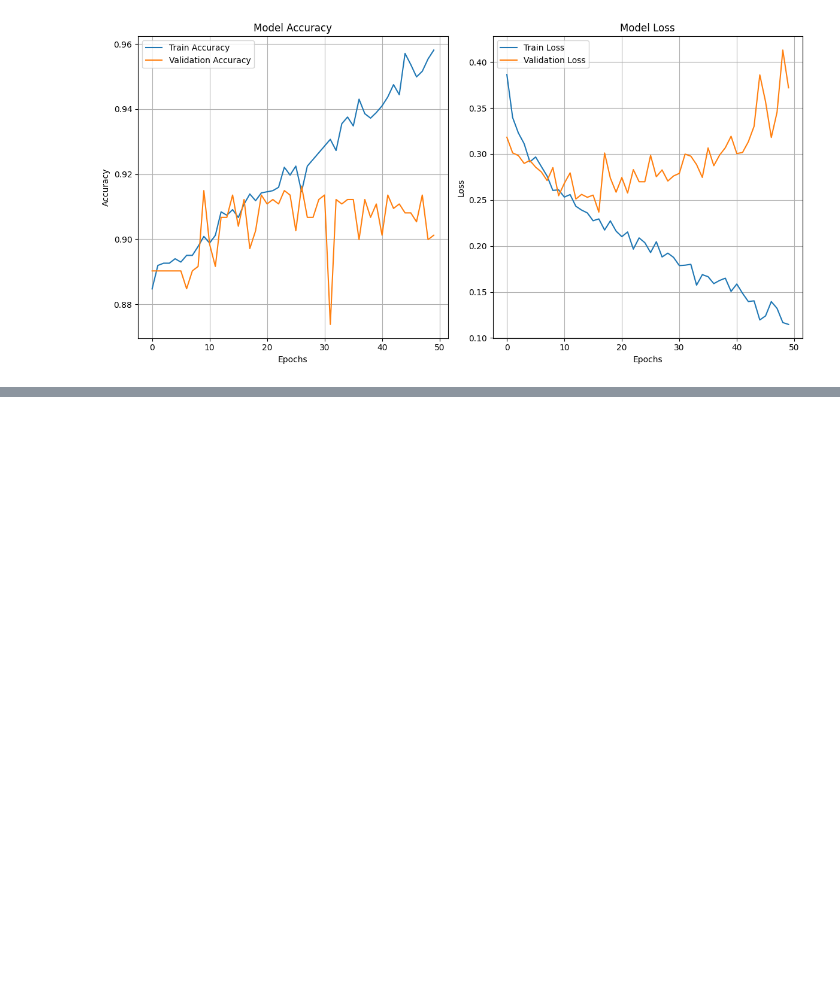
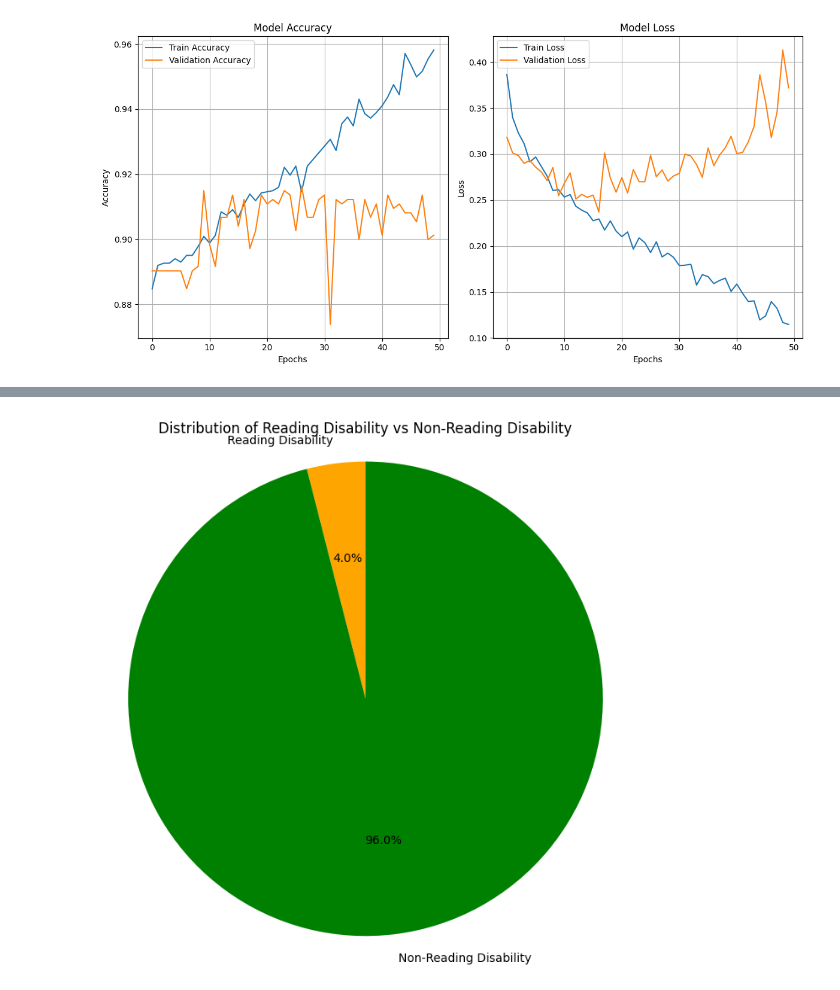
Before and after one commit to Keerthivasan004/Minor-Project-Dyslexia-Prediction, a Jupyter notebook: predict.ipynb, the cells around one changed output, grey strips where cells are left out. Saved outputs shown, nothing was run; the diff lists cells and outputs as text; code cells hidden in the pictures; blank space fills up the shorter version.

```diff
--- a/predict.ipynb
+++ b/predict.ipynb
@@ -596,3 +599,93 @@ Test Accuracy: 90.12%
 Reading Disability: 60
 Non-Reading Disability: 669
 [figure]
+# %%
+import pandas as pd
+import numpy as np
+from sklearn.model_selection import train_test_split
+from sklearn.preprocessing import LabelEncoder, StandardScaler
+from xgboost import XGBClassifier
+from sklearn.metrics import accuracy_score, classification_report, confusion_matrix
+import matplotlib.pyplot as plt
+
+# Step 1: Load the dataset
+data = pd.read_csv('ct5129_dyslexia/data/Dyt-desktop.csv', engine='python')
+
+# Step 2: Parse the dataset into structured columns
+parsed_data = data.iloc[:, 0].str.split(';', expand=True)
+
+# Step 3: Assign column names dynamically
+columns = ["Gender", "NativeLang", "OtherLang", "Age"]
+for i in range(1, 33):
+    columns.extend([f"Clicks{i}", f"Hits{i}", f"Misses{i}", f"Score{i}", f"Accuracy{i}", f"Missrate{i}"])
+columns.append("Dyslexia")
+
+# Validate the number of columns
+if len(columns) != parsed_data.shape[1]:
+    print(f"Warning: Column mismatch! Generated {len(columns)} names, but the dataset has {parsed_data.shape[1]} columns.")
+    columns = columns[:parsed_data.shape[1]]
+
+parsed_data.columns = columns
+
+# Step 4: Encode categorical columns
+encoder = LabelEncoder()
+parsed_data["Gender"] = encoder.fit_transform(parsed_data["Gender"])
+parsed_data["NativeLang"] = encoder.fit_transform(parsed_data["NativeLang"])
+parsed_data["OtherLang"] = encoder.fit_transform(parsed_data["OtherLang"])
+parsed_data["Dyslexia"] = encoder.fit_transform(parsed_data["Dyslexia"])
+
+# Step 5: Convert numerical columns
+for col in parsed_data.columns[3:]:
+    parsed_data[col] = pd.to_numeric(parsed_data[col], errors='coerce')
+
+# Handle missing values
+parsed_data.fillna(parsed_data.mean(), inplace=True)
+
+# Step 6: Define features and target
+features = parsed_data.drop(columns=["Dyslexia"])
+target = parsed_data["Dyslexia"]
+
+# Step 7: Standardize features
+scaler = StandardScaler()
+features = scaler.fit_transform(features)
+
+# Step 8: Split the dataset into training and testing sets
+X_train, X_test, y_train, y_test = train_test_split(features, target, test_size=0.2, random_state=42)
+
+# Step 9: Build the XGBoost model
+model = XGBClassifier(n_estimators=100, learning_rate=0.1, max_depth=3, random_state=42, eval_metric='logloss')
+
+# Step 10: Train the model
+model.fit(X_train, y_train)
+
+# Step 11: Evaluate the model
+y_pred = model.predict(X_test)
+accuracy = accuracy_score(y_test, y_pred)
+print(f"Test Accuracy: {accuracy * 100:.2f}%")
+
+# Detailed classification report
+print("\nClassification Report:")
+print(classification_report(y_test, y_pred))
+
+# Confusion matrix
+conf_matrix = confusion_matrix(y_test, y_pred)
+print("\nConfusion Matrix:")
+print(conf_matrix)
+
+# Step 12: Pie Chart Visualization for Predictions
+read_disability_count = np.sum(y_pred == 1)
+non_read_disability_count = np.sum(y_pred == 0)
+
+labels = ["Reading Disability", "Non-Reading Disability"]
+sizes = [read_disability_count, non_read_disability_count]
+colors = ['orange', 'green']
+
+plt.figure(figsize=(8, 8))
+plt.pie(sizes, labels=labels, colors=colors, autopct='%1.1f%%', startangle=90)
+plt.title('Distribution of Reading Disability vs Non-Reading Disability')
+plt.axis('equal')
+plt.show()
+
+print(f"\nReading Disability: {read_disability_count}")
+print(f"Non-Reading Disability: {non_read_disability_count}")
+# %% [output]
@@ -598,0 +708 @@ Non-Reading Disability: 669
+[figure, added]
```
Also changed, not shown: parts of 5 cells of this notebook.
